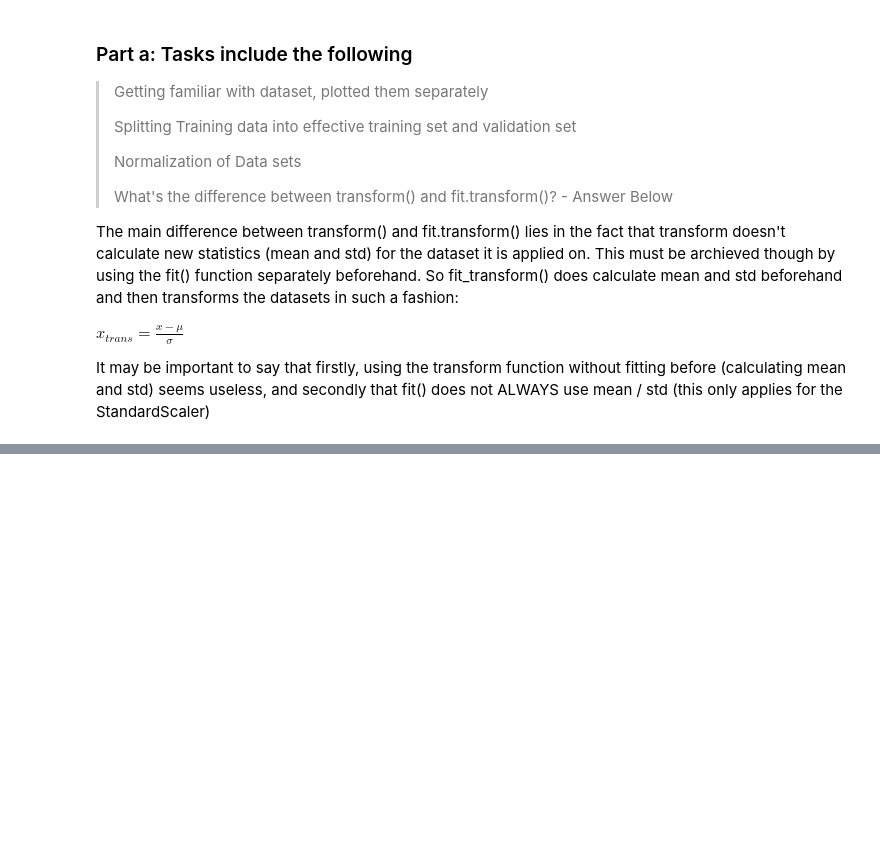
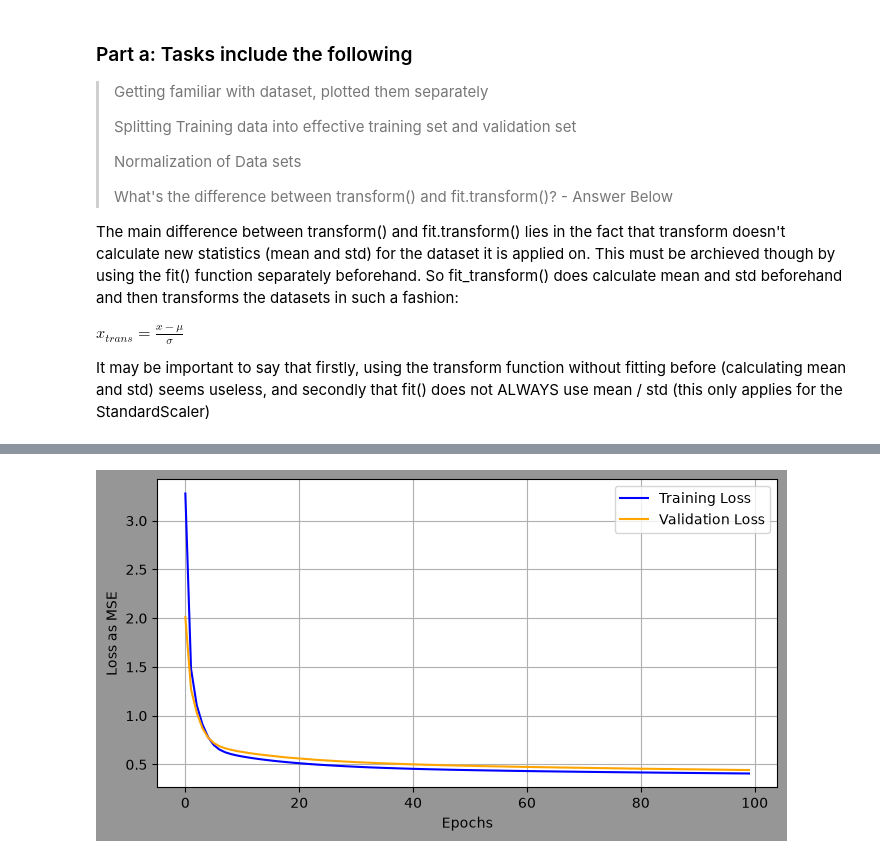
Before and after one commit to OverAmpJinx/NeuralPlayground, a Jupyter notebook: DL-Assignments/assigmnent1.ipynb, the cells around one changed output, grey strips where cells are left out. Cells and saved outputs as stored; diff of their text form; code cells hidden in the pictures; blank space fills up the shorter version.

```diff
--- a/DL-Assignments/assigmnent1.ipynb
+++ b/DL-Assignments/assigmnent1.ipynb
@@ -45,6 +48,12 @@ X_train, X_val, y_train, y_val = train_test_split(X_train_tot, y_train_tot, test
 scaler = StandardScaler()
 train_split = scaler.fit_transform(X_train)
 val_split = scaler.transform(X_val)
+
+# turning them into torch tensors for later training
+X_train_split = torch.tensor(train_split, dtype=torch.float32).to(device)
+y_train_split = torch.tensor(y_train, dtype=torch.float32).to(device)
+X_val_split = torch.tensor(val_split, dtype=torch.float32).to(device)
+y_val_split = torch.tensor(y_val, dtype=torch.float32).to(device)
 
 # Getting familiar with the data, or what it's actually structured like
 # X has Dim (20640, 8) and y has Dim (20640,)
@@ -68,7 +77,7 @@ plt.title('California created with data points')
 plt.grid(True)
 plt.show()
 
-print(train_split.shape, val_split.shape) # just checking
+print(X_train_split.shape, X_val_split.shape) # just checking
 # %% [output]
 [figure]
 [figure]
@@ -86,0 +108,8 @@ Heres a map of California as a reference:
+# %%
+# adjusting data and separating the into batches with DataLoader
+# data we want to use for training: X_train_split, y_train_split
+# data we want to use for validation: X_val_split, y_val_split    <-- as a helpful not because i lost track of my datasets xD
+
+batch_size = 64
+train_dataset = torch.utils.data.TensorDataset(X_train_split, y_train_split)
+train_loader = DataLoader(train_dataset, batch_size=batch_size, shuffle=True) # stuffs our data into x-batches and y-batches
@@ -86,0 +160,13 @@ Heres a map of California as a reference:
+# %%
+# plotting training progress :)
+plt.figure(figsize=(8, 4), facecolor="#969696")
+plt.plot(train_losses, label='Training Loss', color='blue')
+plt.plot(val_losses, label='Validation Loss', color='orange')
+plt.xlabel('Epochs')
+plt.ylabel('Loss as MSE')
+plt.grid(True)
+plt.legend()
+plt.show()
+# 1000 epochs was way to much holy shit
+# %% [output]
+[figure, added]
```
Also changed, not shown: parts of 5 cells of this notebook.
